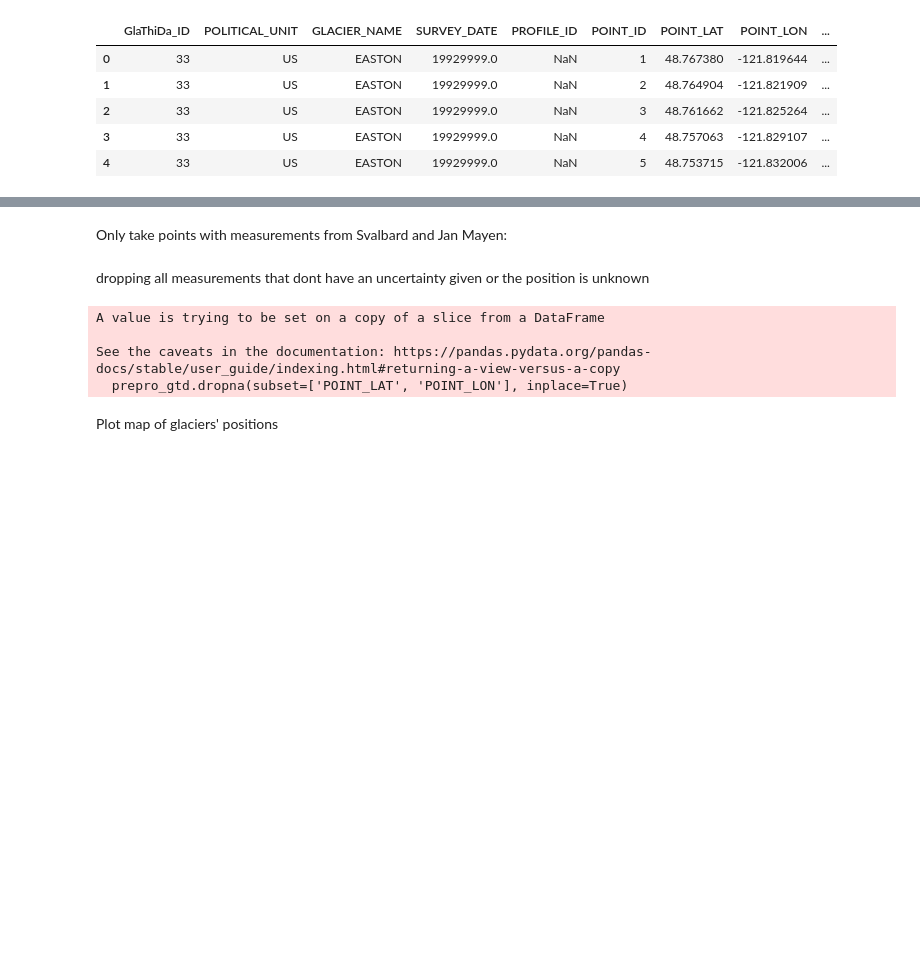
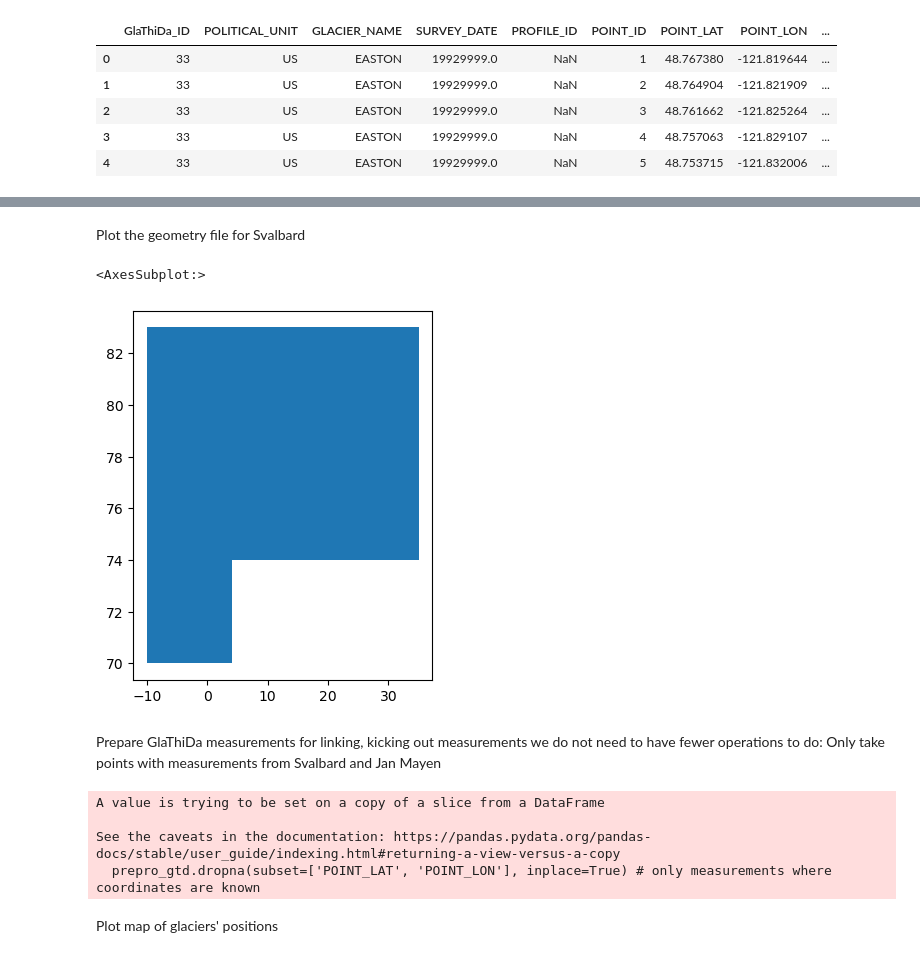
Before and after one commit to viola1593/glacier_pinn, a Jupyter notebook: preprocessing/linking_glathida_RGI.ipynb, the cells around one changed output, grey strips where cells are left out. Saved outputs shown, nothing was run; the diff lists cells and outputs as text; code cells hidden in the pictures; blank space fills up the shorter version.

```diff
--- a/preprocessing/linking_glathida_RGI.ipynb
+++ b/preprocessing/linking_glathida_RGI.ipynb
@@ -192,2 +159,9 @@ gtd_T.head()
+# %% [markdown]
+Plot the geometry file for Svalbard
+# %%
+rgi_shapefile[rgi_shapefile['RGI_CODE']==7].geometry.plot()
+# %% [output]
+<AxesSubplot:>
+[figure, added]
 # %% [markdown]
-Only take points with measurements from Svalbard and Jan Mayen:
+Prepare GlaThiDa measurements for linking, kicking out measurements we do not need to have fewer operations to do: Only take points with measurements from Svalbard and Jan Mayen
@@ -196,9 +168,8 @@ prepro_gtd = gtd_T[gtd_T.POLITICAL_UNIT=='SJ']
-# %% [markdown]
-dropping all measurements that dont have an uncertainty given or the position is unknown
 # %%
-prepro_gtd.dropna(subset=['POINT_LAT', 'POINT_LON'], inplace=True)
+prepro_gtd = gtd_T[gtd_T.POLITICAL_UNIT=='SJ'] # only svalbard and jan mayen
+prepro_gtd.dropna(subset=['POINT_LAT', 'POINT_LON'], inplace=True) # only measurements where coordinates are known
 # %% [output]
 A value is trying to be set on a copy of a slice from a DataFrame
 
 See the caveats in the documentation: https://pandas.pydata.org/pandas-docs/stable/user_guide/indexing.html#returning-a-view-versus-a-copy
-  prepro_gtd.dropna(subset=['POINT_LAT', 'POINT_LON'], inplace=True)
+  prepro_gtd.dropna(subset=['POINT_LAT', 'POINT_LON'], inplace=True) # only measurements where coordinates are known
```
Also changed, not shown: parts of 22 cells of this notebook, 1 other file.
